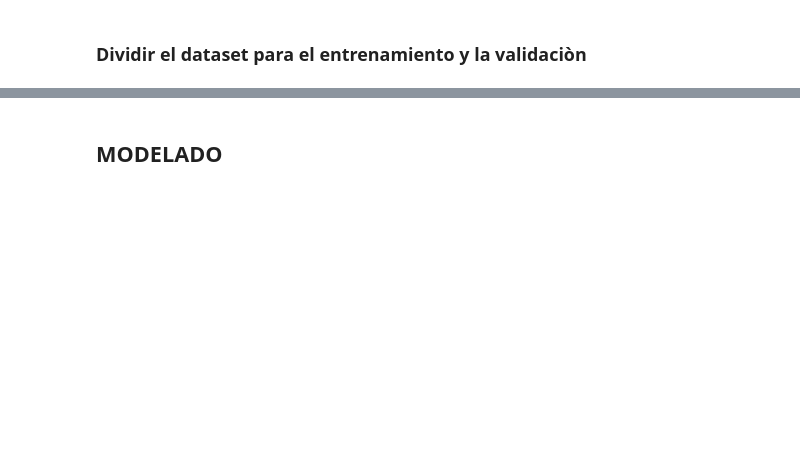
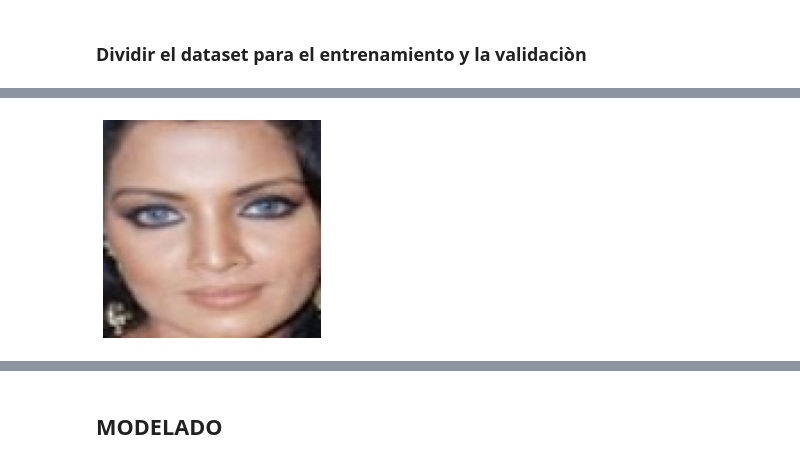
Before and after one commit to jolusafe5/GengerAndAgeDetectionNeuralNetwork, a Jupyter notebook: GenderModel.ipynb, the cells around one changed output, grey strips where cells are left out. Saved outputs shown, nothing was run; the diff lists cells and outputs as text; code cells hidden in the pictures; blank space fills up the shorter version.

```diff
--- a/GenderModel.ipynb
+++ b/GenderModel.ipynb
@@ -146,0 +240,8 @@ y_test = to_categorical(y_test,num_classes=2)
+# %%
+#Veamos una imagen del x_train #.astype('uint8')
+x_train_image=np.array(x_train[100],dtype='float32')
+plt.axis("off")
+plt.imshow(cv2.cvtColor(x_train_image, cv2.COLOR_BGR2RGB))
+plt.show()
+# %% [output]
+[figure, added]
```
Also changed, not shown: parts of 63 cells of this notebook, 4 other files.
